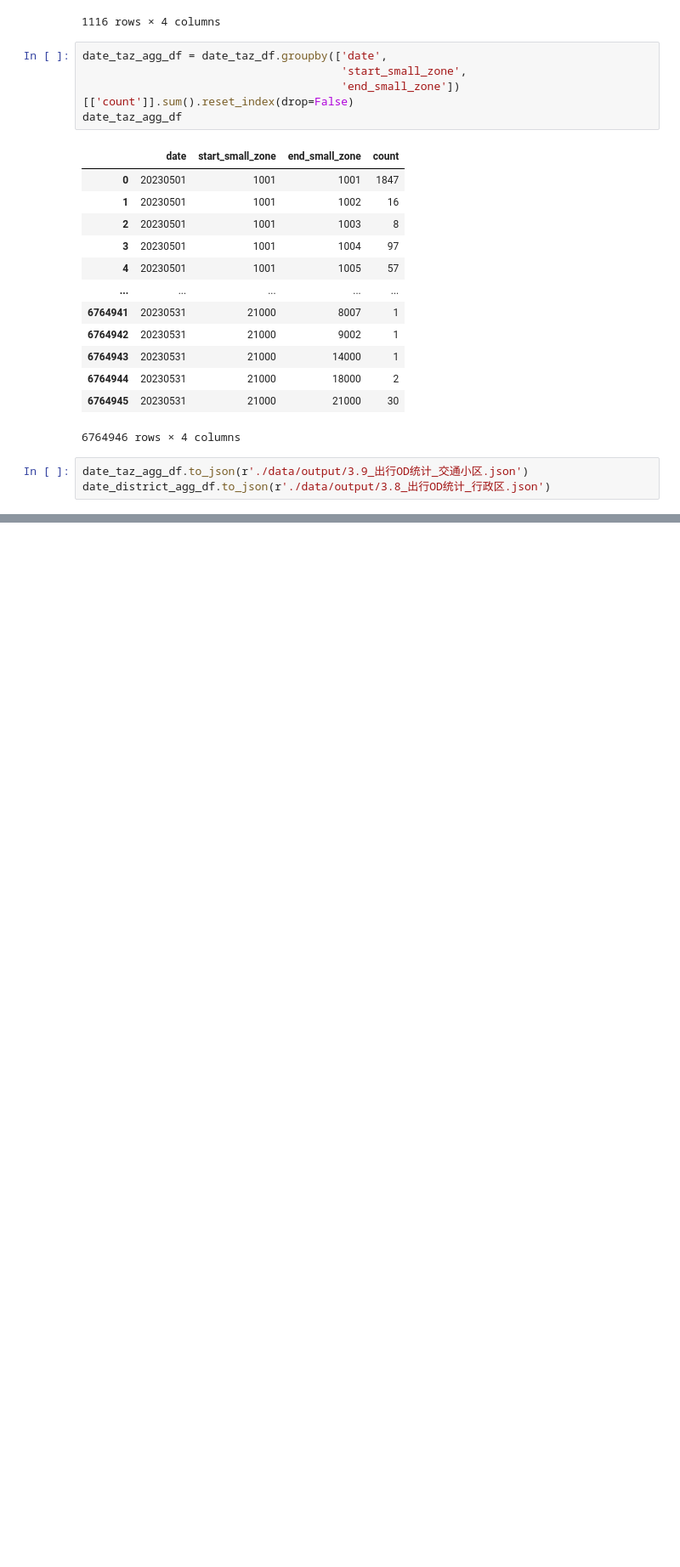
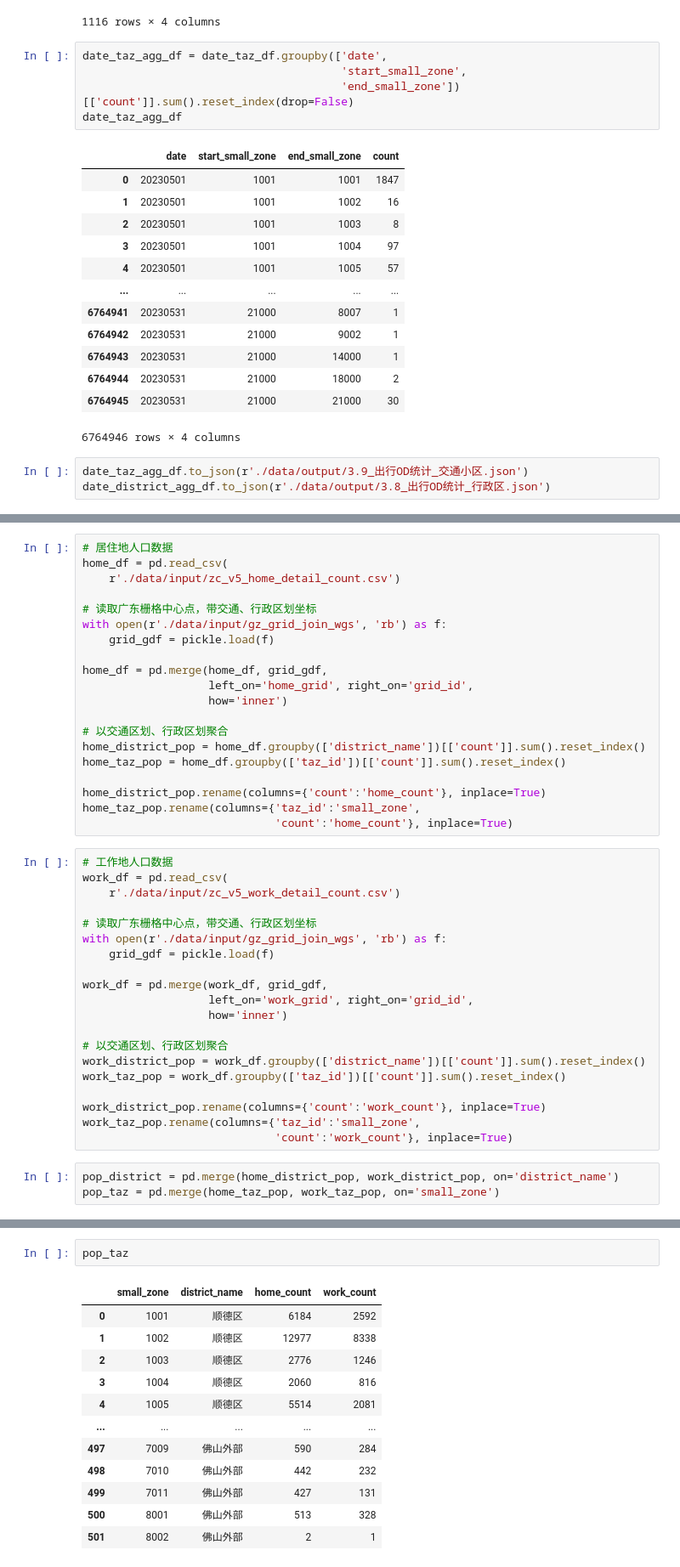
Before and after one commit to panlukang/FsPhoneData_analysis, a Jupyter notebook: 职住人口分析.ipynb, the cells around one changed output, grey strips where cells are left out. Shown at 85% size. Cells and saved outputs as stored; diff of their text form; blank space fills up the shorter version.

```diff
--- a/职住人口分析.ipynb
+++ b/职住人口分析.ipynb
@@ -248,0 +254,43 @@ date_district_agg_df.to_json(r'./data/output/3.8_出行OD统计_行政区.json')
+# %%
+# 居住地人口数据
+home_df = pd.read_csv(
+    r'./data/input/zc_v5_home_detail_count.csv')
+
+# 读取广东栅格中心点，带交通、行政区划坐标
+with open(r'./data/input/gz_grid_join_wgs', 'rb') as f:
+    grid_gdf = pickle.load(f)
+
+home_df = pd.merge(home_df, grid_gdf,
+                   left_on='home_grid', right_on='grid_id',
+                   how='inner')
+
+# 以交通区划、行政区划聚合
+home_district_pop = home_df.groupby(['district_name'])[['count']].sum().reset_index()
+home_taz_pop = home_df.groupby(['taz_id'])[['count']].sum().reset_index()
+
+home_district_pop.rename(columns={'count':'home_count'}, inplace=True)
+home_taz_pop.rename(columns={'taz_id':'small_zone',
+                             'count':'home_count'}, inplace=True)
+# %%
+# 工作地人口数据
+work_df = pd.read_csv(
+    r'./data/input/zc_v5_work_detail_count.csv')
+
+# 读取广东栅格中心点，带交通、行政区划坐标
+with open(r'./data/input/gz_grid_join_wgs', 'rb') as f:
+    grid_gdf = pickle.load(f)
+
+work_df = pd.merge(work_df, grid_gdf,
+                   left_on='work_grid', right_on='grid_id',
+                   how='inner')
+
+# 以交通区划、行政区划聚合
+work_district_pop = work_df.groupby(['district_name'])[['count']].sum().reset_index()
+work_taz_pop = work_df.groupby(['taz_id'])[['count']].sum().reset_index()
+
+work_district_pop.rename(columns={'count':'work_count'}, inplace=True)
+work_taz_pop.rename(columns={'taz_id':'small_zone',
+                             'count':'work_count'}, inplace=True)
+# %%
+pop_district = pd.merge(home_district_pop, work_district_pop, on='district_name')
+pop_taz = pd.merge(home_taz_pop, work_taz_pop, on='small_zone')
@@ -248,0 +307,15 @@ date_district_agg_df.to_json(r'./data/output/3.8_出行OD统计_行政区.json')
+# %%
+pop_taz
+# %% [output]
+|  | small_zone | district_name | home_count | work_count |
+| 0 | 1001 | 顺德区 | 6184 | 2592 |
+| 1 | 1002 | 顺德区 | 12977 | 8338 |
+| 2 | 1003 | 顺德区 | 2776 | 1246 |
+| 3 | 1004 | 顺德区 | 2060 | 816 |
+| 4 | 1005 | 顺德区 | 5514 | 2081 |
+| ... | ... | ... | ... | ... |
+| 497 | 7009 | 佛山外部 | 590 | 284 |
+| 498 | 7010 | 佛山外部 | 442 | 232 |
+| 499 | 7011 | 佛山外部 | 427 | 131 |
+| 500 | 8001 | 佛山外部 | 513 | 328 |
+| 501 | 8002 | 佛山外部 | 2 | 1 |
```
Also changed, not shown: parts of 12 cells of this notebook.
